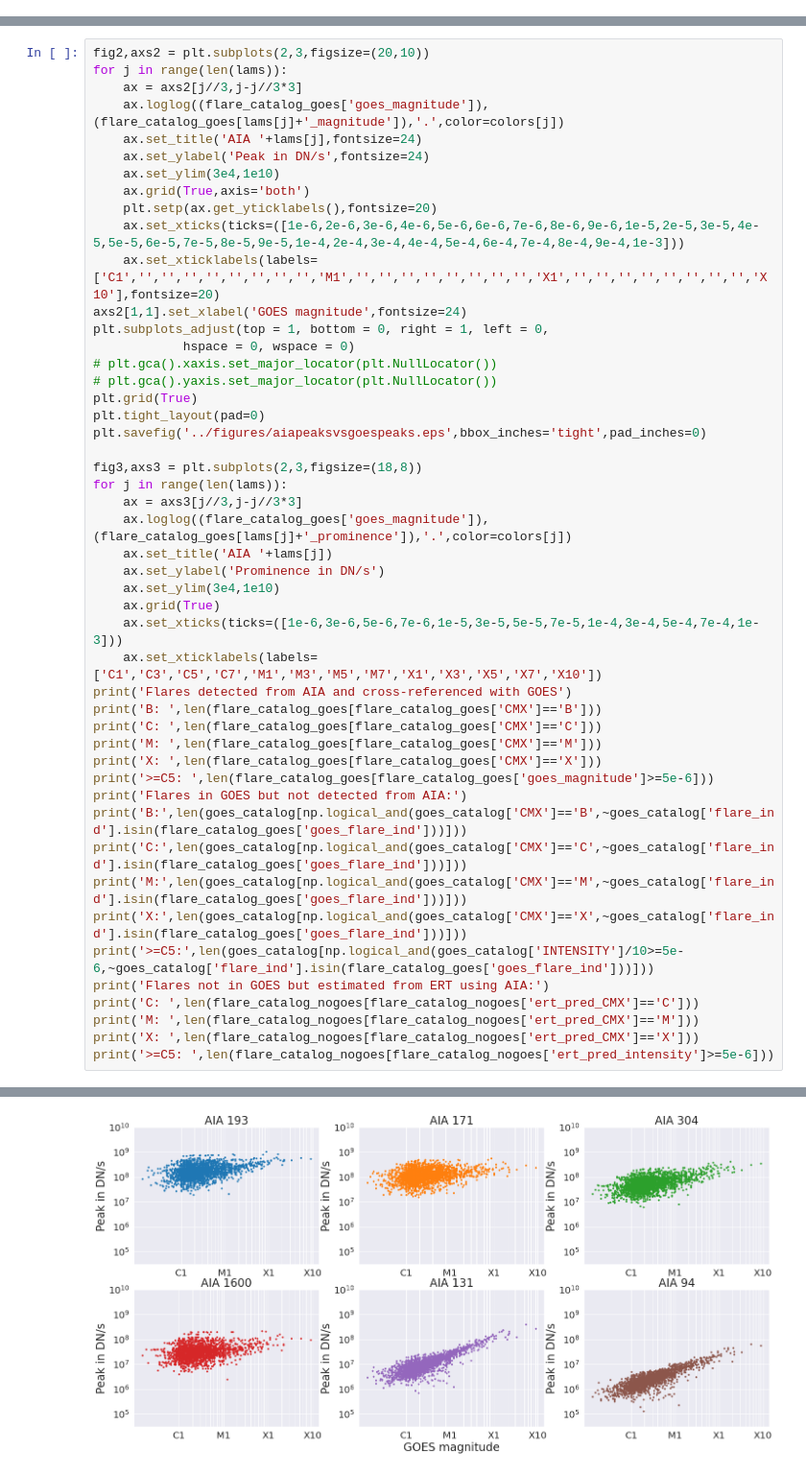
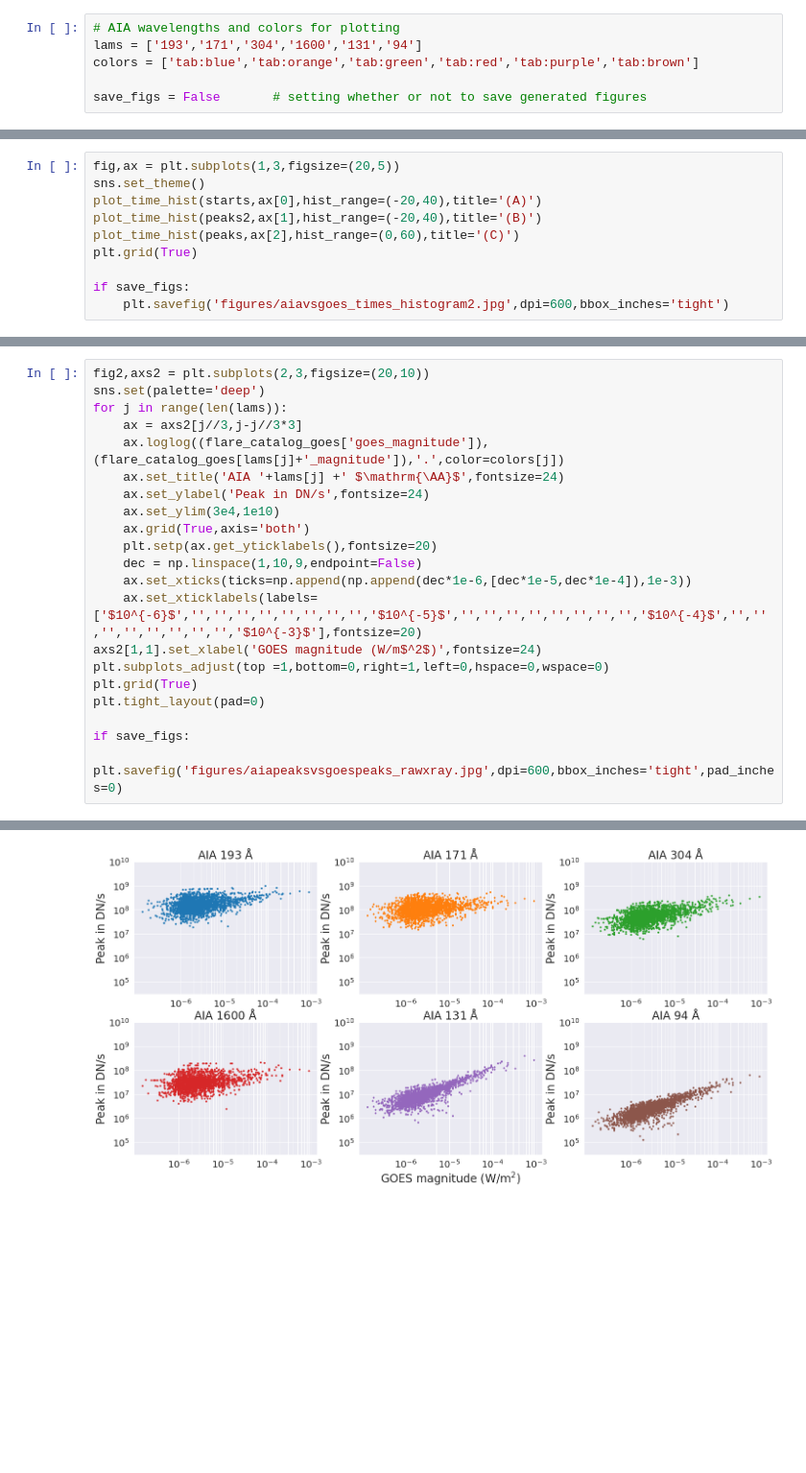
Before and after one commit to SWxTREC/aia-flare-catalog, a Jupyter notebook: paper_figures.ipynb, the cells around one changed output, grey strips where cells are left out. Shown at 96% size. Cells and saved outputs as stored; diff of their text form; blank space fills up the shorter version.

```diff
--- a/paper_figures.ipynb
+++ b/paper_figures.ipynb
@@ -21 +204,7 @@ from sklearn.linear_model import LinearRegression
+# %%
+# AIA wavelengths and colors for plotting
+lams = ['193','171','304','1600','131','94']
+colors = ['tab:blue','tab:orange','tab:green','tab:red','tab:purple','tab:brown']
+
+save_figs = False       # setting whether or not to save generated figures
 # %%
@@ -107,0 +493,10 @@ B: 968 C: 2269 M: 243 X: 16
+# %%
+fig,ax = plt.subplots(1,3,figsize=(20,5))
+sns.set_theme()
+plot_time_hist(starts,ax[0],hist_range=(-20,40),title='(A)')
+plot_time_hist(peaks2,ax[1],hist_range=(-20,40),title='(B)')
+plot_time_hist(peaks,ax[2],hist_range=(0,60),title='(C)')
+plt.grid(True)
+
+if save_figs:
+    plt.savefig('figures/aiavsgoes_times_histogram2.jpg',dpi=600,bbox_inches='tight')
@@ -108,49 +507,22 @@ B: 968 C: 2269 M: 243 X: 16
 # %%
 fig2,axs2 = plt.subplots(2,3,figsize=(20,10))
+sns.set(palette='deep')
 for j in range(len(lams)):
     ax = axs2[j//3,j-j//3*3]
     ax.loglog((flare_catalog_goes['goes_magnitude']),(flare_catalog_goes[lams[j]+'_magnitude']),'.',color=colors[j])
-    ax.set_title('AIA '+lams[j],fontsize=24)
+    ax.set_title('AIA '+lams[j] +' $\mathrm{\AA}$',fontsize=24)
     ax.set_ylabel('Peak in DN/s',fontsize=24)
     ax.set_ylim(3e4,1e10)
     ax.grid(True,axis='both')
     plt.setp(ax.get_yticklabels(),fontsize=20)
-    ax.set_xticks(ticks=([1e-6,2e-6,3e-6,4e-6,5e-6,6e-6,7e-6,8e-6,9e-6,1e-5,2e-5,3e-5,4e-5,5e-5,6e-5,7e-5,8e-5,9e-5,1e-4,2e-4,3e-4,4e-4,5e-4,6e-4,7e-4,8e-4,9e-4,1e-3]))
-    ax.set_xticklabels(labels=['C1','','','','','','','','','M1','','','','','','','','','X1','','','','','','','','','X10'],fontsize=20)
-axs2[1,1].set_xlabel('GOES magnitude',fontsize=24)
-plt.subplots_adjust(top = 1, bottom = 0, right = 1, left = 0,
-            hspace = 0, wspace = 0)
-# plt.gca().xaxis.set_major_locator(plt.NullLocator())
-# plt.gca().yaxis.set_major_locator(plt.NullLocator())
+    dec = np.linspace(1,10,9,endpoint=False)
+    ax.set_xticks(ticks=np.append(np.append(dec*1e-6,[dec*1e-5,dec*1e-4]),1e-3))
+    ax.set_xticklabels(labels=['$10^{-6}$','','','','','','','','','$10^{-5}$','','','','','','','','','$10^{-4}$','','','','','','','','','$10^{-3}$'],fontsize=20)
+axs2[1,1].set_xlabel('GOES magnitude (W/m$^2$)',fontsize=24)
+plt.subplots_adjust(top =1,bottom=0,right=1,left=0,hspace=0,wspace=0)
 plt.grid(True)
 plt.tight_layout(pad=0)
-plt.savefig('../figures/aiapeaksvsgoespeaks.eps',bbox_inches='tight',pad_inches=0)
 
-fig3,axs3 = plt.subplots(2,3,figsize=(18,8))
-for j in range(len(lams)):
-    ax = axs3[j//3,j-j//3*3]
-    ax.loglog((flare_catalog_goes['goes_magnitude']),(flare_catalog_goes[lams[j]+'_prominence']),'.',color=colors[j])
-    ax.set_title('AIA '+lams[j])
-    ax.set_ylabel('Prominence in DN/s')
-    ax.set_ylim(3e4,1e10)
-    ax.grid(True)
-    ax.set_xticks(ticks=([1e-6,3e-6,5e-6,7e-6,1e-5,3e-5,5e-5,7e-5,1e-4,3e-4,5e-4,7e-4,1e-3]))
-    ax.set_xticklabels(labels=['C1','C3','C5','C7','M1','M3','M5','M7','X1','X3','X5','X7','X10'])
-print('Flares detected from AIA and cross-referenced with GOES')
-print('B: ',len(flare_catalog_goes[flare_catalog_goes['CMX']=='B']))
-print('C: ',len(flare_catalog_goes[flare_catalog_goes['CMX']=='C']))
-print('M: ',len(flare_catalog_goes[flare_catalog_goes['CMX']=='M']))
-print('X: ',len(flare_catalog_goes[flare_catalog_goes['CMX']=='X']))
-print('>=C5: ',len(flare_catalog_goes[flare_catalog_goes['goes_magnitude']>=5e-6]))
-print('Flares in GOES but not detected from AIA:')
-print('B:',len(goes_catalog[np.logical_and(goes_catalog['CMX']=='B',~goes_catalog['flare_ind'].isin(flare_catalog_goes['goes_flare_ind']))]))
-print('C:',len(goes_catalog[np.logical_and(goes_catalog['CMX']=='C',~goes_catalog['flare_ind'].isin(flare_catalog_goes['goes_flare_ind']))]))
-print('M:',len(goes_catalog[np.logical_and(goes_catalog['CMX']=='M',~goes_catalog['flare_ind'].isin(flare_catalog_goes['goes_flare_ind']))]))
-print('X:',len(goes_catalog[np.logical_and(goes_catalog['CMX']=='X',~goes_catalog['flare_ind'].isin(flare_catalog_goes['goes_flare_ind']))]))
-print('>=C5:',len(goes_catalog[np.logical_and(goes_catalog['INTENSITY']/10>=5e-6,~goes_catalog['flare_ind'].isin(flare_catalog_goes['goes_flare_ind']))]))
-print('Flares not in GOES but estimated from ERT using AIA:')
-print('C: ',len(flare_catalog_nogoes[flare_catalog_nogoes['ert_pred_CMX']=='C']))
-print('M: ',len(flare_catalog_nogoes[flare_catalog_nogoes['ert_pred_CMX']=='M']))
-print('X: ',len(flare_catalog_nogoes[flare_catalog_nogoes['ert_pred_CMX']=='X']))
-print('>=C5: ',len(flare_catalog_nogoes[flare_catalog_nogoes['ert_pred_intensity']>=5e-6]))
+if save_figs:
+    plt.savefig('figures/aiapeaksvsgoespeaks_rawxray.jpg',dpi=600,bbox_inches='tight',pad_inches=0)
 # %% [output]
@@ -174 +529 @@ X:  2
-[figure, old version]
+[figure, new version]
```
Also changed, not shown: parts of 28 cells of this notebook.
